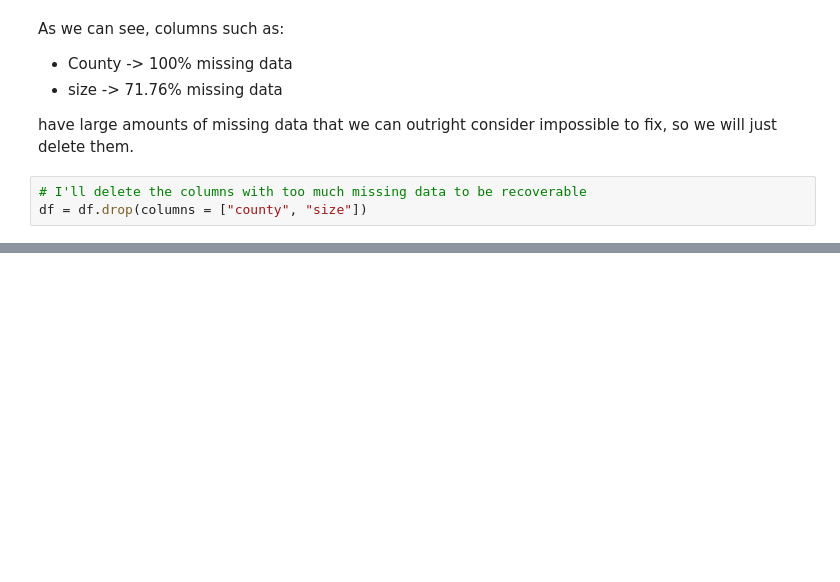
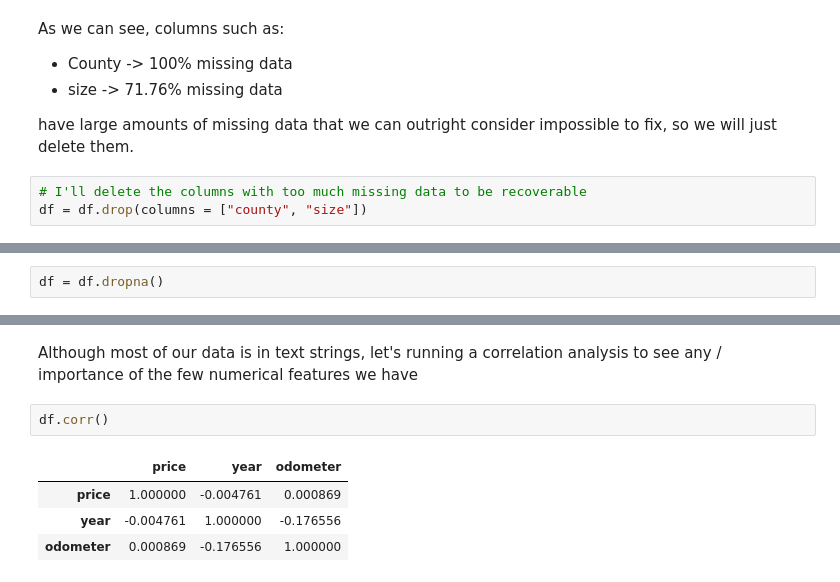
Before and after one commit to alexkingsing/used_cars, a Jupyter notebook: Used_cars_Dev.ipynb, the cells around one changed output, grey strips where cells are left out. Drawn from its saved outputs; the diff is of its cells as text; blank space fills up the shorter version.

```diff
--- a/Used_cars_Dev.ipynb
+++ b/Used_cars_Dev.ipynb
@@ -85,0 +360,2 @@ In general, region seems to be related to the seller's location.
+# %%
+df = df.dropna()
@@ -85,0 +384,9 @@ In general, region seems to be related to the seller's location.
+# %% [markdown]
+Although most of our data is in text strings, let's running a correlation analysis to see any / importance of the few numerical features we have
+# %%
+df.corr()
+# %% [output]
+|  | price | year | odometer |
+| price | 1.000000 | -0.004761 | 0.000869 |
+| year | -0.004761 | 1.000000 | -0.176556 |
+| odometer | 0.000869 | -0.176556 | 1.000000 |
```
Also changed, not shown: parts of 41 cells of this notebook.
